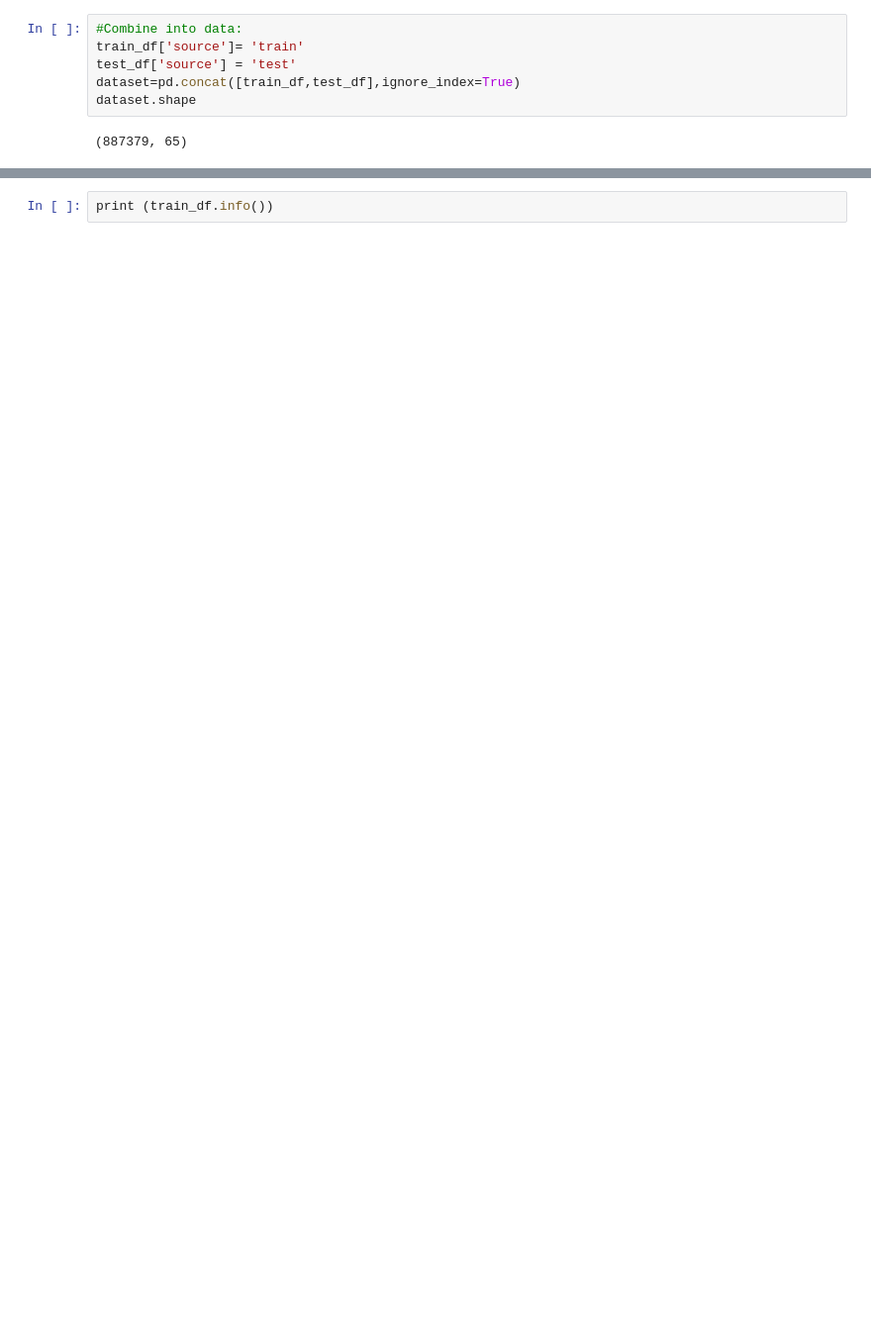
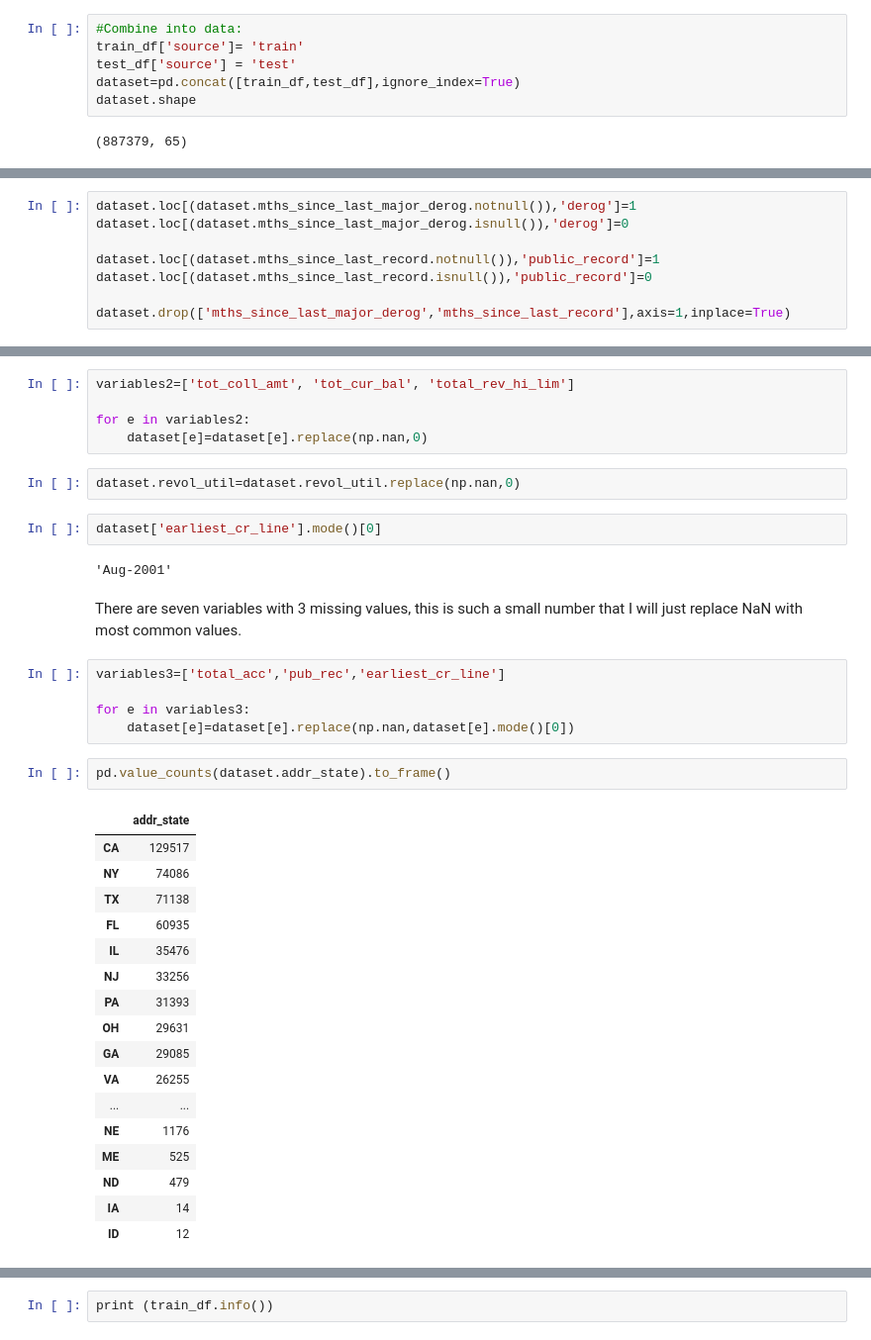
Before and after one commit to fuhailin/PINGAN-2018-Challenge, a Jupyter notebook: solution/Feature Enginering.ipynb, the cells around one changed output, grey strips where cells are left out. Shown: that part at 99% size. Drawn from its saved outputs; the diff is of its cells as text; blank space fills up the shorter version.

```diff
--- a/solution/Feature Enginering.ipynb
+++ b/solution/Feature Enginering.ipynb
@@ -77,0 +84,8 @@ dtype: int64
+# %%
+dataset.loc[(dataset.mths_since_last_major_derog.notnull()),'derog']=1
+dataset.loc[(dataset.mths_since_last_major_derog.isnull()),'derog']=0
+
+dataset.loc[(dataset.mths_since_last_record.notnull()),'public_record']=1
+dataset.loc[(dataset.mths_since_last_record.isnull()),'public_record']=0
+
+dataset.drop(['mths_since_last_major_derog','mths_since_last_record'],axis=1,inplace=True)
@@ -77,0 +94,38 @@ dtype: int64
+# %%
+variables2=['tot_coll_amt', 'tot_cur_bal', 'total_rev_hi_lim']
+
+for e in variables2:
+    dataset[e]=dataset[e].replace(np.nan,0)
+# %%
+dataset.revol_util=dataset.revol_util.replace(np.nan,0)
+# %%
+dataset['earliest_cr_line'].mode()[0]
+# %% [output]
+'Aug-2001'
+# %% [markdown]
+There are seven variables with 3 missing values, this is such a small number that I will just replace NaN with most common values.
+# %%
+variables3=['total_acc','pub_rec','earliest_cr_line']
+
+for e in variables3:
+    dataset[e]=dataset[e].replace(np.nan,dataset[e].mode()[0])
+# %%
+pd.value_counts(dataset.addr_state).to_frame()
+# %% [output]
+|  | addr_state |
+| CA | 129517 |
+| NY | 74086 |
+| TX | 71138 |
+| FL | 60935 |
+| IL | 35476 |
+| NJ | 33256 |
+| PA | 31393 |
+| OH | 29631 |
+| GA | 29085 |
+| VA | 26255 |
+| ... | ... |
+| NE | 1176 |
+| ME | 525 |
+| ND | 479 |
+| IA | 14 |
+| ID | 12 |
```
Also changed, not shown: parts of 31 cells of this notebook, 3 other files.
